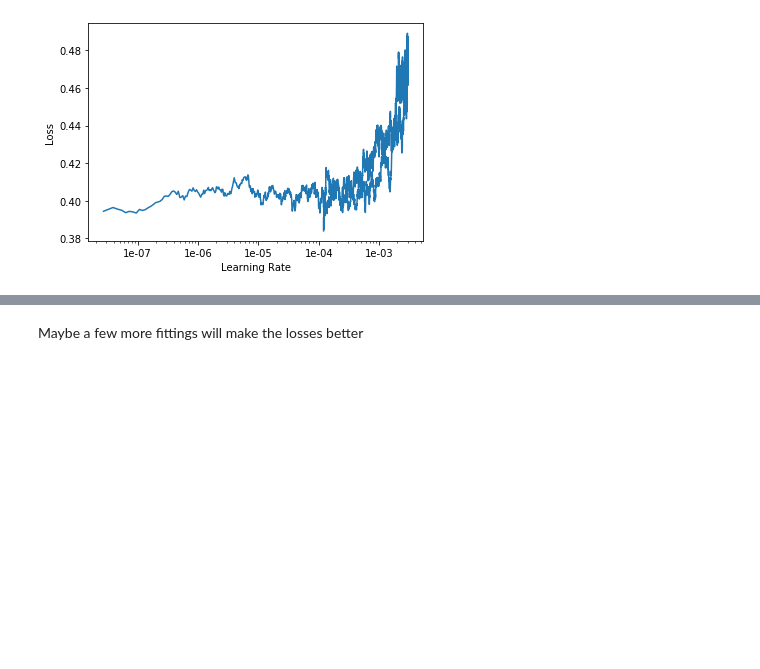
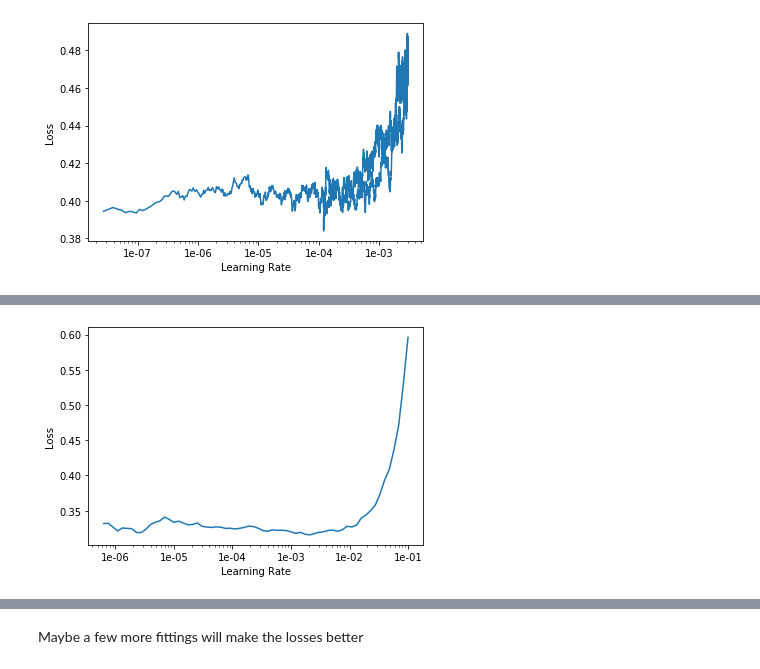
Before and after one commit to manojach87/IWildCam2020, a Jupyter notebook: src/fastai-decentscore.ipynb, the cells around one changed output, grey strips where cells are left out. Cells and saved outputs as stored; diff of their text form; code cells hidden in the pictures; blank space fills up the shorter version.

```diff
--- a/src/fastai-decentscore.ipynb
+++ b/src/fastai-decentscore.ipynb
@@ -444,0 +483,4 @@ learn.recorder.plot()
+# %%
+learn.recorder.plot()
+# %% [output]
+[figure, added]
```
Also changed, not shown: parts of 22 cells of this notebook, 4 other files.
